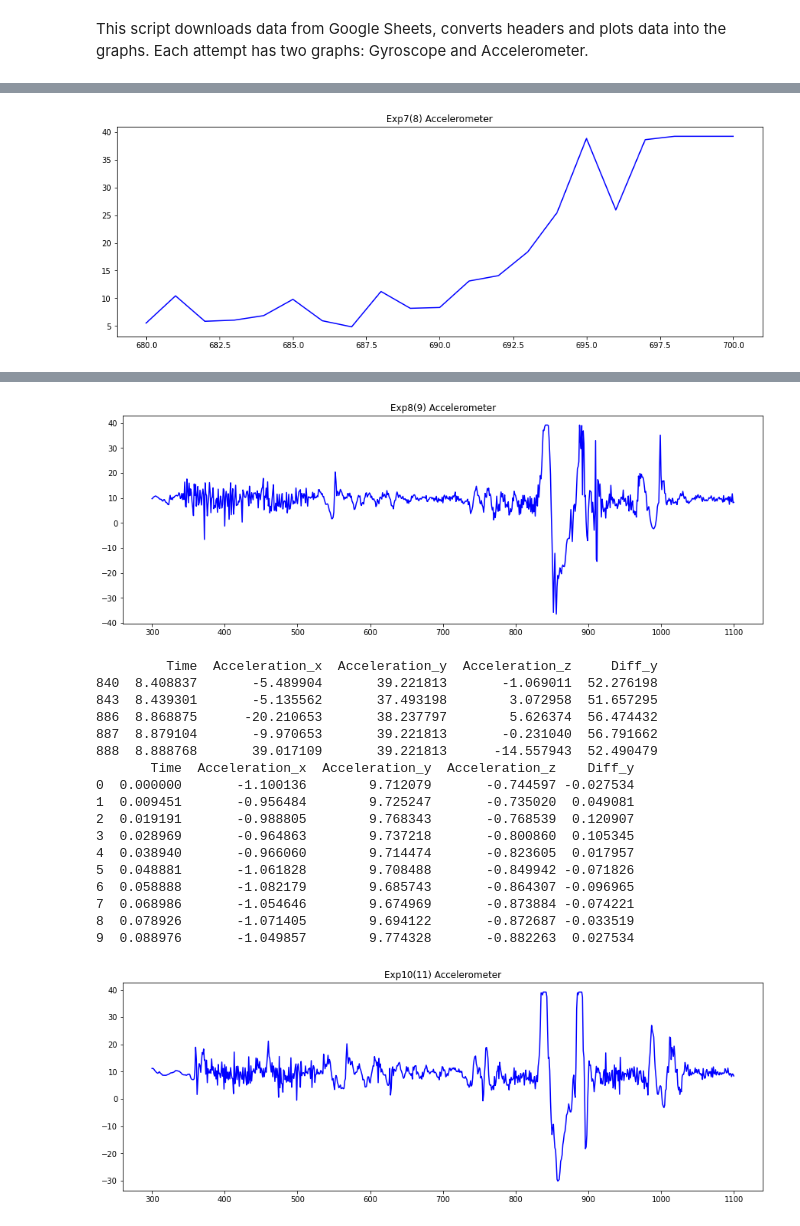
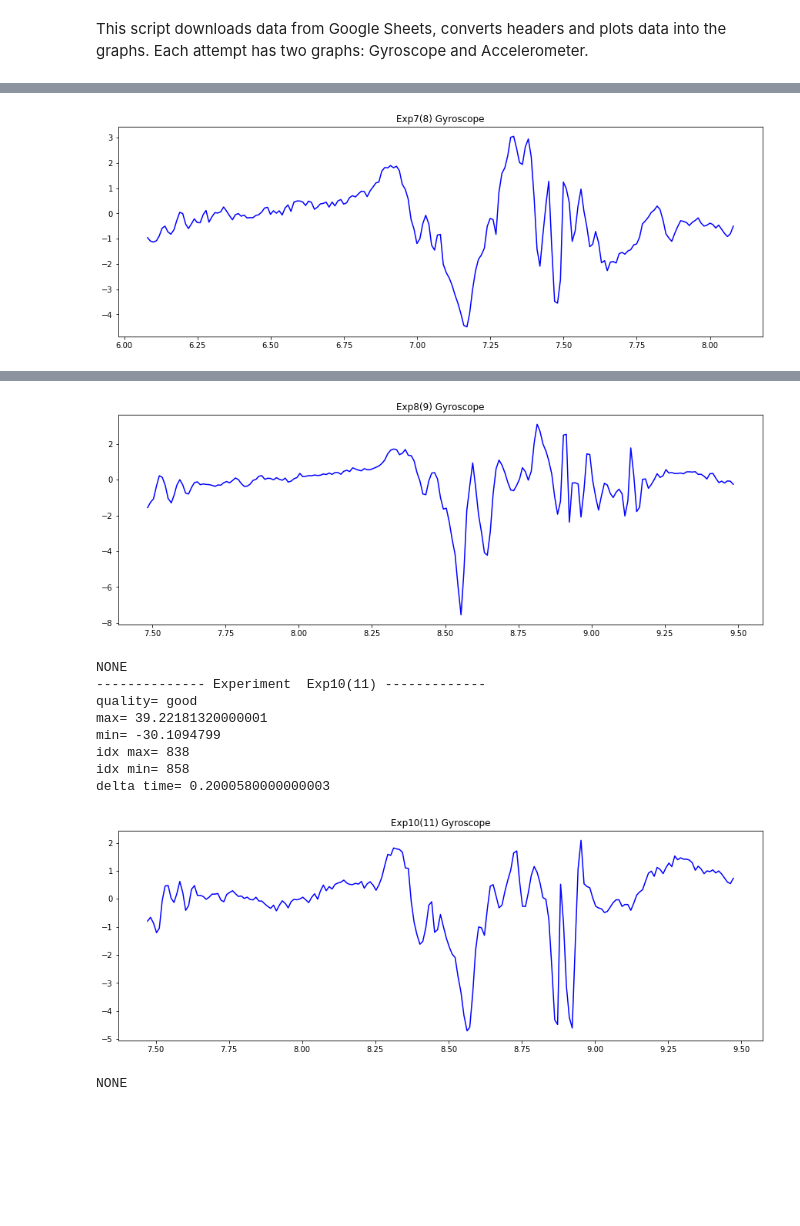
Before and after one commit to TD27/Project_Skateboard, a Jupyter notebook: Data_processing-sensor_on_leg.ipynb, the cells around one changed output, grey strips where cells are left out. Saved outputs shown, nothing was run; the diff lists cells and outputs as text; code cells hidden in the pictures; blank space fills up the shorter version.

```diff
--- a/Data_processing-sensor_on_leg.ipynb
+++ b/Data_processing-sensor_on_leg.ipynb
@@ -94,10 +94,12 @@ def print_graph (prefix,title,graphdata):
     if title=="Gyroscope":
         title=prefix+" "+title
         plt.title(title)
-        plt.plot(graphdata.Time, graphdata.Gyroscope_x, color="red")
+#        plt.ylim(-6,6)
+#        plt.plot(graphdata.Time, graphdata.Gyroscope_x, color="red")
         plt.plot(graphdata.Time, graphdata.Gyroscope_y, color="blue")
-        plt.plot(graphdata.Time, graphdata.Gyroscope_z, color="green")
+#        plt.plot(graphdata.Time, graphdata.Gyroscope_z, color="green")
         plt.show()
+        break
     if title=="Accelerometer":
         title=prefix+" "+title
         plt.title(title)
@@ -106,5 +108,6 @@ def print_graph (prefix,title,graphdata):
 #        plt.plot(graphdata.index, graphdata.Acceleration_z, color="green")
 #        plt.plot(graphdata.index, graphdata.mean_y, color="yellow")
         plt.show()
+        break
     else:
         print("NONE")
@@ -111,12 +116,13 @@ def print_graph (prefix,title,graphdata):
 # %%
-
 for i in URL_keys_leg:
     if classification[i]=="good":
         data_gyr = import_from_google(URL_keys_leg[i],"Gyroscope")
         data_acc = import_from_google(URL_keys_leg[i],"Accelerometer")
 
-        data_acc["Diff_y"]=data_acc['Acceleration_y'].diff(periods=-10)
-#        graphdata_acc["Diff_y"]=graphdata_acc["Diff_y"].abs()
+#        data_acc["Diff_y"]=data_acc['Acceleration_y'].diff(periods=-10)
+        data_acc.loc[:,"Diff_y"]=data_acc.loc[:,'Acceleration_y'].diff(periods=-10)
+
+    #        graphdata_acc["Diff_y"]=graphdata_acc["Diff_y"].abs()
 
 #        data_acc["mean_y"]=data_acc['Acceleration_y'].diff(periods=-1)+data_acc['Acceleration_y']
 
@@ -124,18 +130,26 @@ for i in URL_keys_leg:
 #        graphdata_gyr=graphdata_gyr.round({"Time":2})
 #        graphdata_acc=graphdata_acc.round({"Time":2})
 
-        slope=data_acc.loc[data_acc["Diff_y"]>50]
 
-        print(slope)
-#        print(graphdata_gyr.head(n=5))
-        print(data_acc.head(n=10))
+        max_acc=data_acc["Acceleration_y"].max()
+        min_acc=data_acc["Acceleration_y"].min()
+        idx_max_acc=data_acc["Acceleration_y"].idxmax()
+        idx_min_acc=data_acc["Acceleration_y"].idxmin()
+        delta_time=data_acc.loc[idx_min_acc,"Time"]-data_acc.loc[idx_max_acc,"Time"]
+
+        print("-------------- Experiment ",i,"-------------")
+        print("quality=",classification[i])
+        print("max=",max_acc)
+        print("min=",min_acc)
+        print("idx max=",idx_max_acc)
+        print("idx min=",idx_min_acc)
+        print("delta time=",delta_time)
 
 
+#        a,b=ranges[i]
+        graphdata_gyr=data_gyr.loc[idx_max_acc-100:idx_max_acc+100,:]
+        graphdata_acc=data_acc.loc[idx_max_acc-100:idx_max_acc+100,:]
 
-        a,b=ranges[i]
-        graphdata_gyr=data_gyr.loc[a:b,:]
-        graphdata_acc=data_acc.loc[a:b,:]
-
-#        print_graph(i,"Gyroscope",graphdata_gyr)
-        print_graph(i,"Accelerometer",graphdata_acc)
+        print_graph(i,"Gyroscope",graphdata_gyr)
+#        print_graph(i,"Accelerometer",graphdata_acc)
 # %% [output]
@@ -217 +190 @@ for i in URL_keys_leg:
-[figure, old version]
+[figure, new version]
@@ -237,19 +199,11 @@ for i in URL_keys_leg:
-[figure, old version]
+[figure, new version]
-         Time  Acceleration_x  Acceleration_y  Acceleration_z     Diff_y
-840  8.408837       -5.489904       39.221813       -1.069011  52.276198
-843  8.439301       -5.135562       37.493198        3.072958  51.657295
-886  8.868875      -20.210653       38.237797        5.626374  56.474432
-887  8.879104       -9.970653       39.221813       -0.231040  56.791662
-888  8.888768       39.017109       39.221813      -14.557943  52.490479
-       Time  Acceleration_x  Acceleration_y  Acceleration_z    Diff_y
-0  0.000000       -1.100136        9.712079       -0.744597 -0.027534
-1  0.009451       -0.956484        9.725247       -0.735020  0.049081
-2  0.019191       -0.988805        9.768343       -0.768539  0.120907
-3  0.028969       -0.964863        9.737218       -0.800860  0.105345
-4  0.038940       -0.966060        9.714474       -0.823605  0.017957
-5  0.048881       -1.061828        9.708488       -0.849942 -0.071826
-6  0.058888       -1.082179        9.685743       -0.864307 -0.096965
-7  0.068986       -1.054646        9.674969       -0.873884 -0.074221
-8  0.078926       -1.071405        9.694122       -0.872687 -0.033519
-9  0.088976       -1.049857        9.774328       -0.882263  0.027534
+NONE
+-------------- Experiment  Exp10(11) -------------
+quality= good
+max= 39.22181320000001
+min= -30.1094799
+idx max= 838
+idx min= 858
+delta time= 0.2000580000000003
-[figure, old version]
+[figure, new version]
+NONE
```
Also changed, not shown: parts of 3 cells of this notebook, 2 other files.
